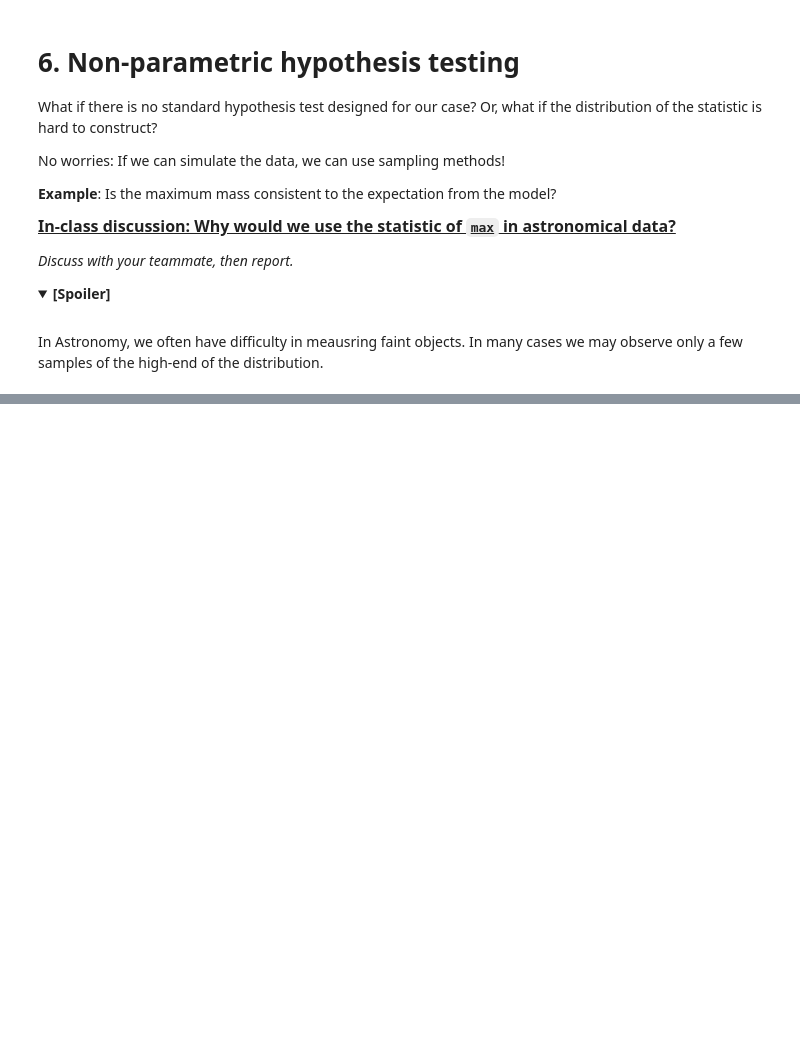
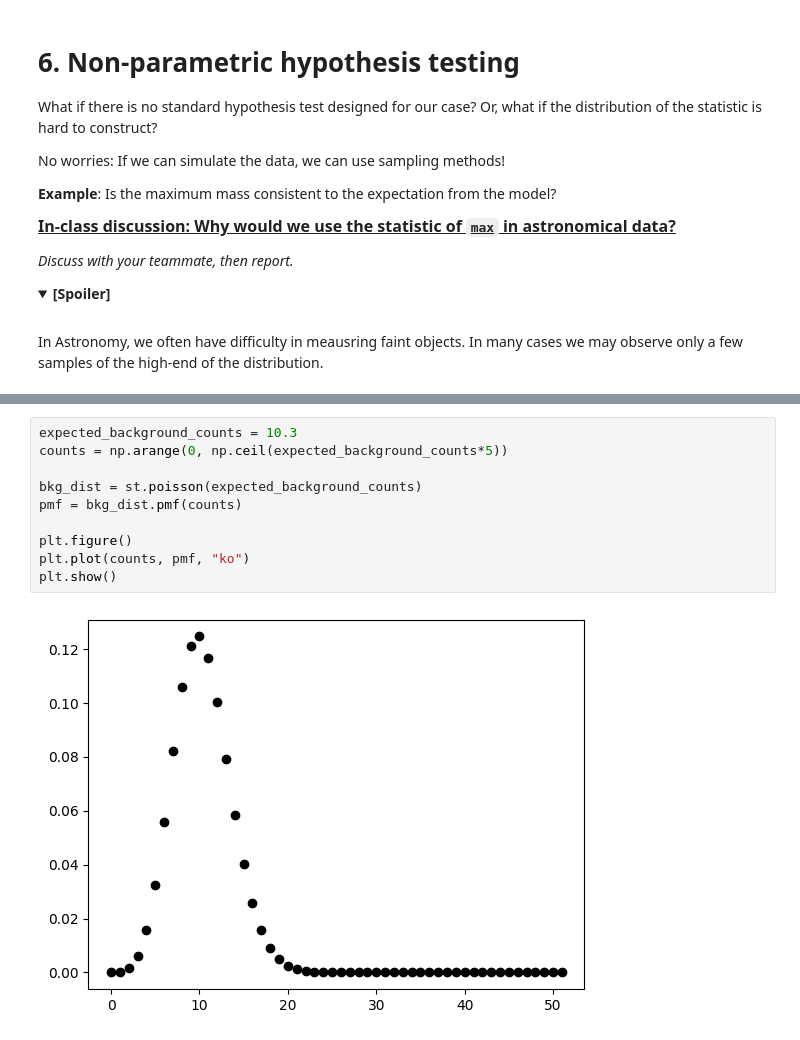
Before and after one commit to astrostatistics-in-crete/2024_summer_school, a Jupyter notebook: 02_Hypothesis/Classical_2_AnswerKey.ipynb, the cells around one changed output, grey strips where cells are left out. Saved outputs shown, nothing was run; the diff lists cells and outputs as text; folded sections open; blank space fills up the shorter version.

```diff
--- a/02_Hypothesis/Classical_2_AnswerKey.ipynb
+++ b/02_Hypothesis/Classical_2_AnswerKey.ipynb
@@ -749,0 +772,12 @@ plt.show()
+# %%
+expected_background_counts = 10.3
+counts = np.arange(0, np.ceil(expected_background_counts*5))
+
+bkg_dist = st.poisson(expected_background_counts)
+pmf = bkg_dist.pmf(counts)
+
+plt.figure()
+plt.plot(counts, pmf, "ko")
+plt.show()
+# %% [output]
+[figure, added]
```
Also changed, not shown: parts of 8 cells of this notebook.
